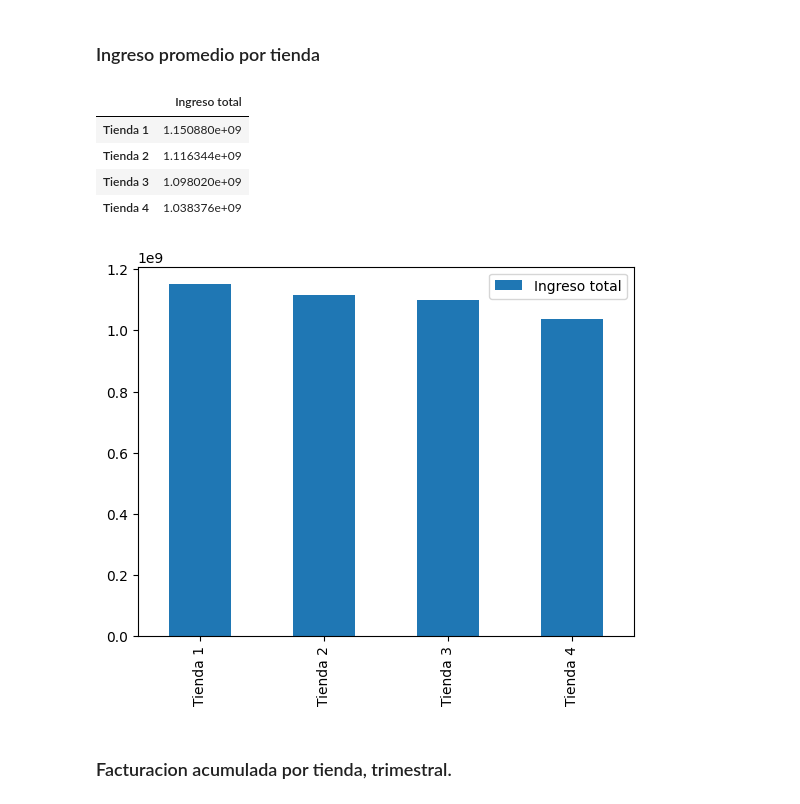
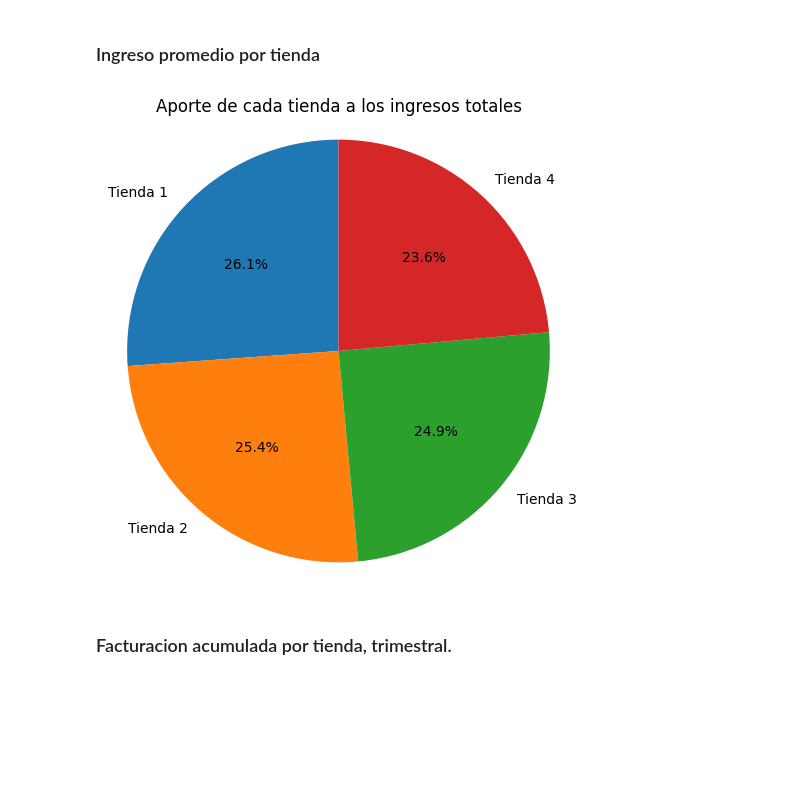
Before and after one commit to Mora5020/Desafio-Alura-Store, a Jupyter notebook: AluraStoreLatam.ipynb, the cells around one changed output. Drawn from its saved outputs; the diff is of its cells as text; code cells hidden in the pictures; blank space fills up the shorter version.

```diff
--- a/AluraStoreLatam.ipynb
+++ b/AluraStoreLatam.ipynb
@@ -704,13 +651,2 @@ plt.show()
 # %% [markdown]
 ### Ingreso promedio por tienda
-# %%
-df_ingreso_total.plot(kind='bar')
-
-df_ingreso_total
-# %% [output]
-|  | Ingreso total |
-| Tienda 1 | 1.150880e+09 |
-| Tienda 2 | 1.116344e+09 |
-| Tienda 3 | 1.098020e+09 |
-| Tienda 4 | 1.038376e+09 |
-[figure, removed]
@@ -717,3 +657,25 @@ df_ingreso_total
+# %%
+def grafico_ingresos_totales():
+  tiendas = [ingreso_total, ingreso_total2, ingreso_total3, ingreso_total4]
+  etiquetas_tiendas = ['Tienda 1', 'Tienda 2', 'Tienda 3', 'Tienda 4']
+
+
+  plt.figure(figsize=(6,6))
+
+  plt.pie(
+          tiendas,
+          labels=etiquetas_tiendas,
+          autopct='%1.1f%%',
+          startangle=90
+      )
+  plt.title('Aporte de cada tienda a los ingresos totales')
+  plt.axis('equal')
+
+  plt.show()
+
+grafico_ingresos_totales()
+# %% [output]
+[figure, added]
 # %% [markdown]
 ### Facturacion acumulada por tienda, trimestral.
 # %%
```
Also changed, not shown: parts of 32 cells of this notebook.
